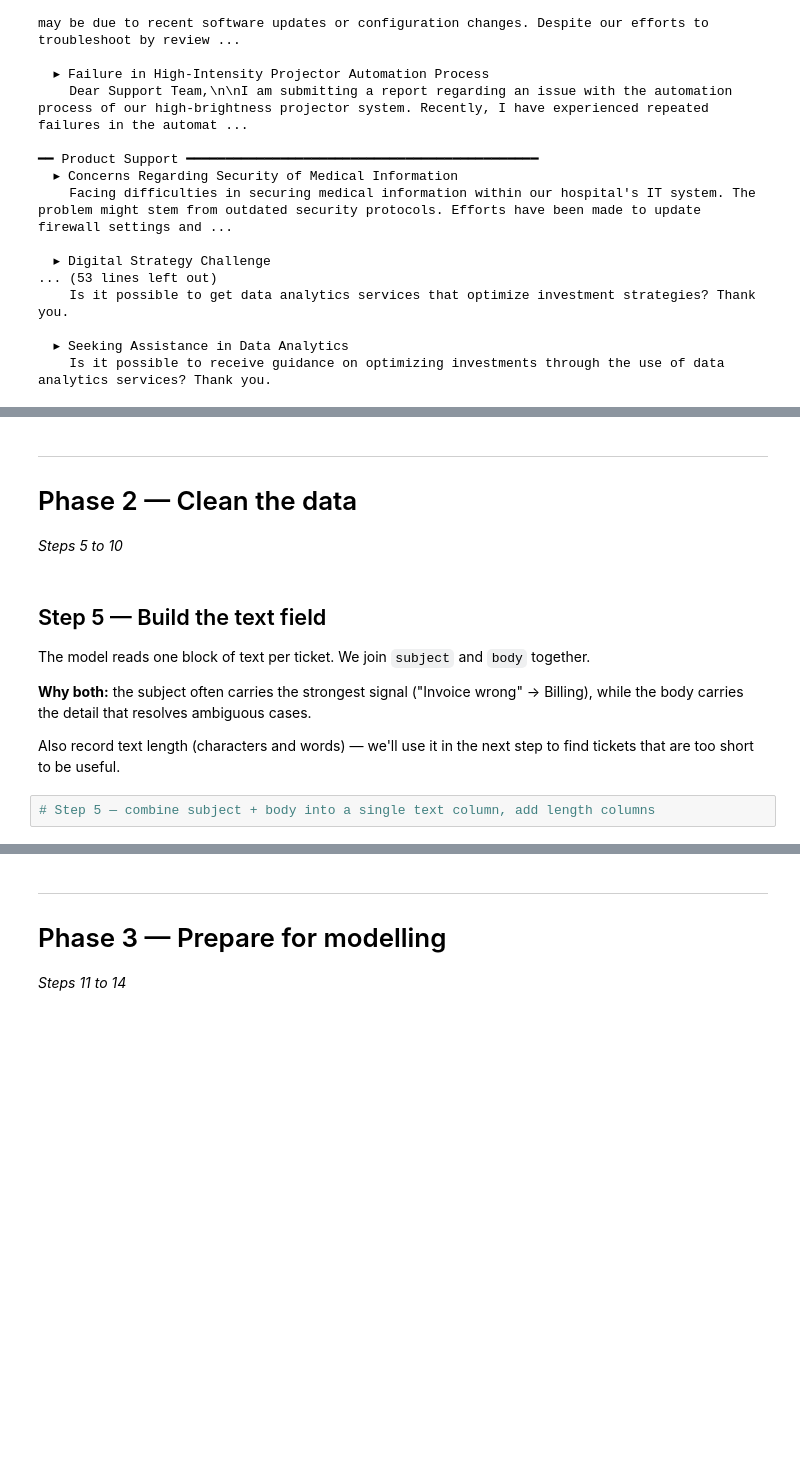
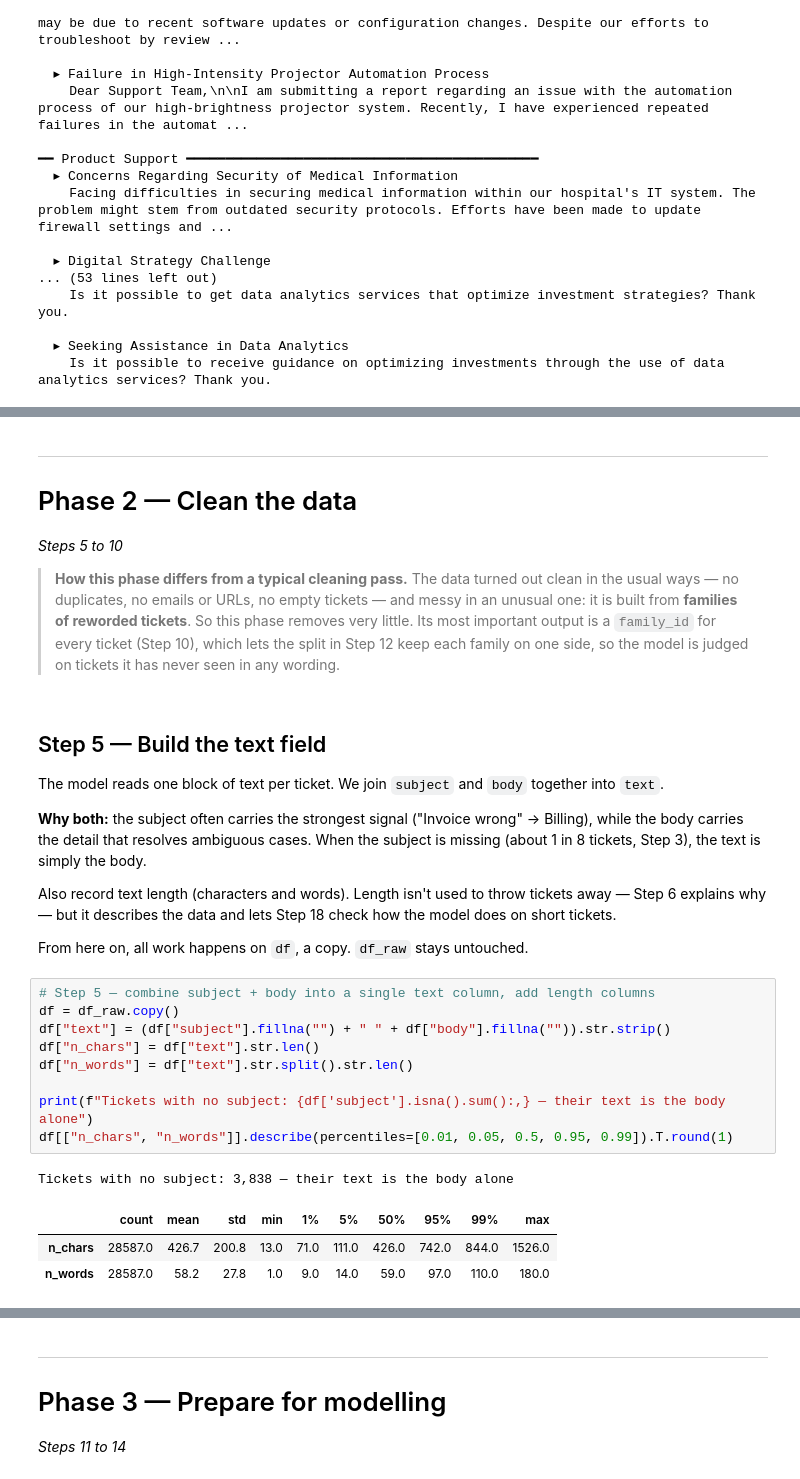
Before and after one commit to karthikiyer365/Live, a Jupyter notebook: topic-classification/department_classifier_pipeline.ipynb, the cells around one changed output, grey strips where cells are left out. Cells and saved outputs as stored; diff of their text form; blank space fills up the shorter version.

```diff
--- a/topic-classification/department_classifier_pipeline.ipynb
+++ b/topic-classification/department_classifier_pipeline.ipynb
@@ -570,16 +571,37 @@ and *which departments* it can and can't learn.
 ---
 # Phase 2 — Clean the data
 *Steps 5 to 10*
+
+> **How this phase differs from a typical cleaning pass.** The data turned out clean in the usual
+> ways — no duplicates, no emails or URLs, no empty tickets — and messy in an unusual one: it is built
+> from **families of reworded tickets**. So this phase removes very little. Its most important output
+> is a `family_id` for every ticket (Step 10), which lets the split in Step 12 keep each family on
+> one side, so the model is judged on tickets it has never seen in any wording.
 # %% [markdown]
 ## Step 5 — Build the text field
 
-The model reads one block of text per ticket. We join `subject` and `body` together.
+The model reads one block of text per ticket. We join `subject` and `body` together into `text`.
 
 **Why both:** the subject often carries the strongest signal ("Invoice wrong" → Billing),
-while the body carries the detail that resolves ambiguous cases.
+while the body carries the detail that resolves ambiguous cases. When the subject is missing
+(about 1 in 8 tickets, Step 3), the text is simply the body.
 
-Also record text length (characters and words) — we'll use it in the next step to find
-tickets that are too short to be useful.
+Also record text length (characters and words). Length isn't used to throw tickets away — Step 6
+explains why — but it describes the data and lets Step 18 check how the model does on short tickets.
+
+From here on, all work happens on `df`, a copy. `df_raw` stays untouched.
 # %%
 # Step 5 — combine subject + body into a single text column, add length columns
+df = df_raw.copy()
+df["text"] = (df["subject"].fillna("") + " " + df["body"].fillna("")).str.strip()
+df["n_chars"] = df["text"].str.len()
+df["n_words"] = df["text"].str.split().str.len()
+
+print(f"Tickets with no subject: {df['subject'].isna().sum():,} — their text is the body alone")
+df[["n_chars", "n_words"]].describe(percentiles=[0.01, 0.05, 0.5, 0.95, 0.99]).T.round(1)
+# %% [output]
+Tickets with no subject: 3,838 — their text is the body alone
+|  | count | mean | std | min | 1% | 5% | 50% | 95% | 99% | max |
+| n_chars | 28587.0 | 426.7 | 200.8 | 13.0 | 71.0 | 111.0 | 426.0 | 742.0 | 844.0 | 1526.0 |
+| n_words | 28587.0 | 58.2 | 27.8 | 1.0 | 9.0 | 14.0 | 59.0 | 97.0 | 110.0 | 180.0 |
 # %% [markdown]
```
Also changed, not shown: parts of 22 cells of this notebook.
